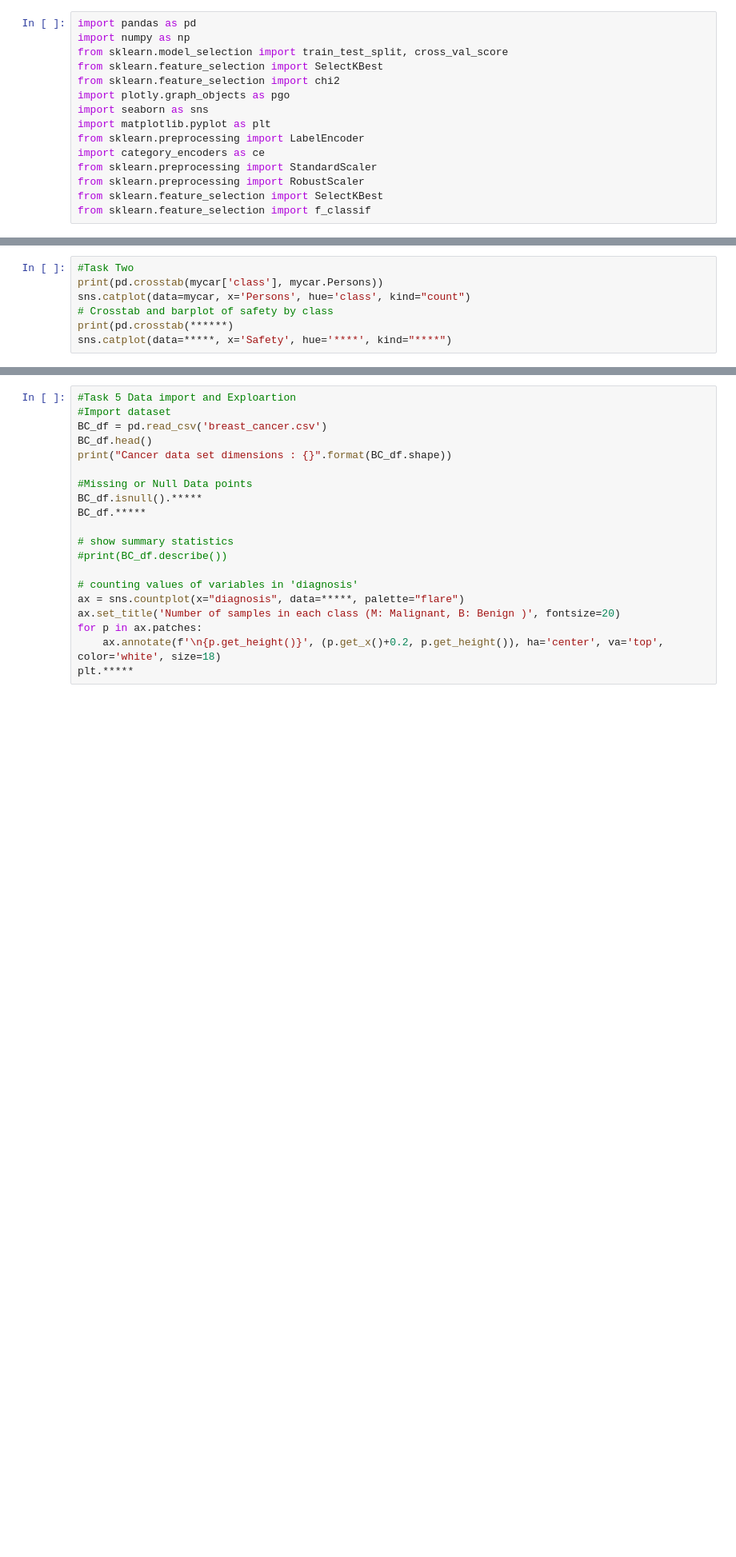
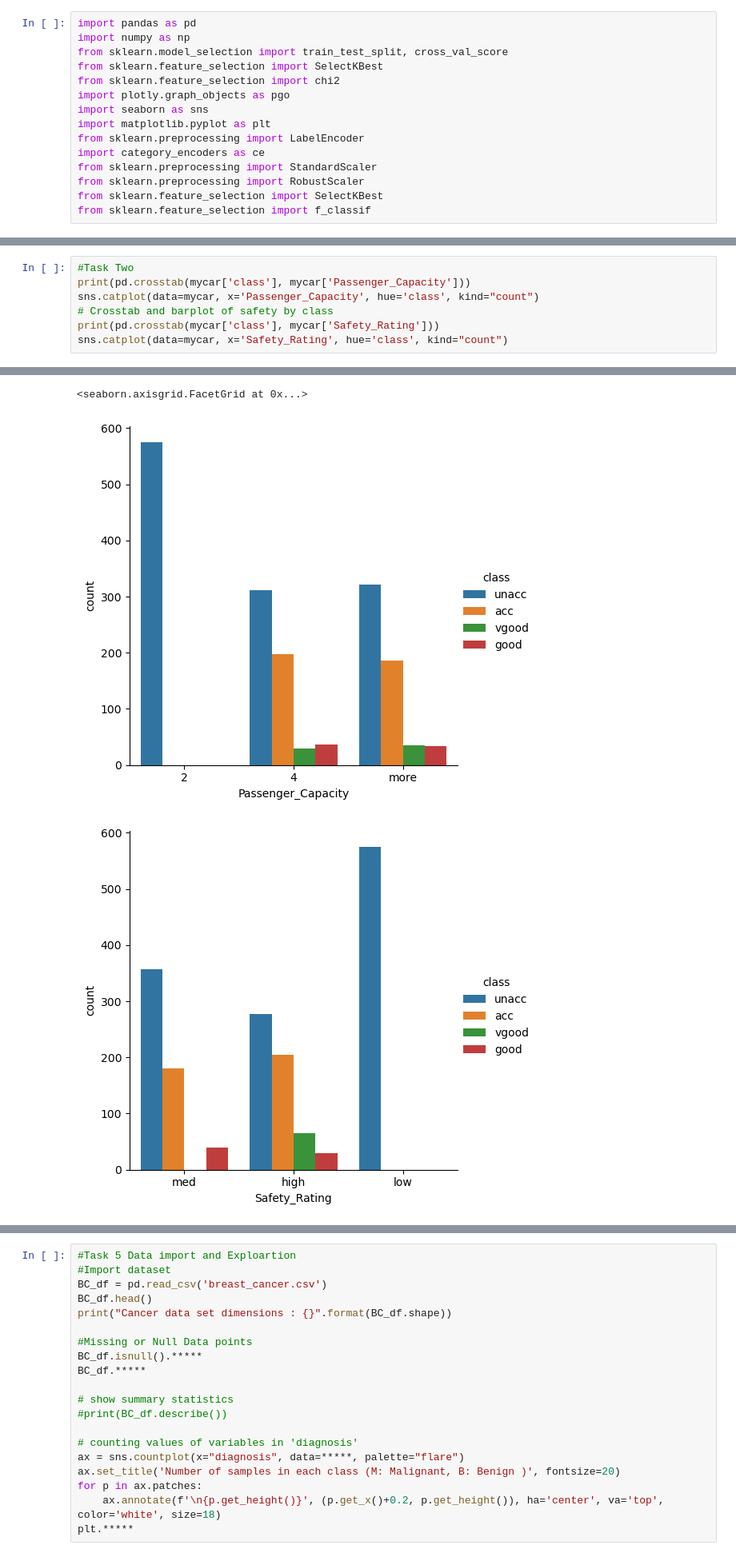
Before and after one commit to ShrimpMolly/Chi-Square--ANOVA-F, a Jupyter notebook: COMP615_Lab4_FeatureSelection.ipynb, the cells around one changed output, grey strips where cells are left out. Shown at 80% size. Cells and saved outputs as stored; diff of their text form; blank space fills up the shorter version.

```diff
--- a/COMP615_Lab4_FeatureSelection.ipynb
+++ b/COMP615_Lab4_FeatureSelection.ipynb
@@ -76,7 +79,8 @@ ValueError: Could not interpret value `class` for `x`. An entry with this name d
 # %%
 #Task Two
-print(pd.crosstab(mycar['class'], mycar.Persons))
-sns.catplot(data=mycar, x='Persons', hue='class', kind="count")
+print(pd.crosstab(mycar['class'], mycar['Passenger_Capacity']))
+sns.catplot(data=mycar, x='Passenger_Capacity', hue='class', kind="count")
 # Crosstab and barplot of safety by class
-print(pd.crosstab(******)
-sns.catplot(data=*****, x='Safety', hue='****', kind="****")
+print(pd.crosstab(mycar['class'], mycar['Safety_Rating']))
+sns.catplot(data=mycar, x='Safety_Rating', hue='class', kind="count")
+# %% [output]
@@ -83,3 +99,6 @@ sns.catplot(data=*****, x='Safety', hue='****', kind="****")
+<seaborn.axisgrid.FacetGrid at 0x...>
+[figure, added]
+[figure, added]
 # %%
 #Task 3
 # Subset dataset into input and output attributes
```
Also changed, not shown: parts of 4 cells of this notebook.
